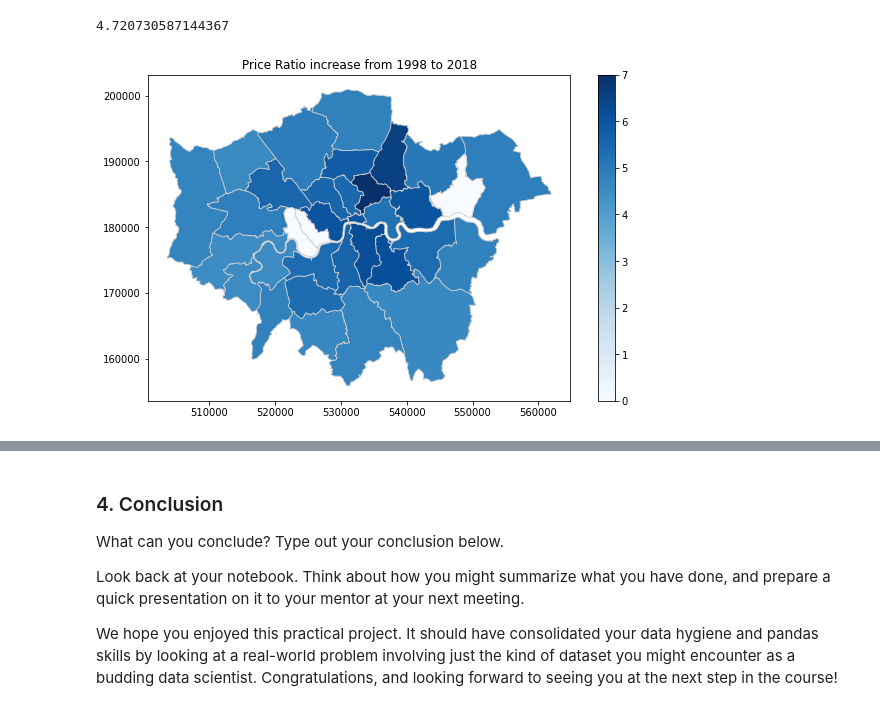
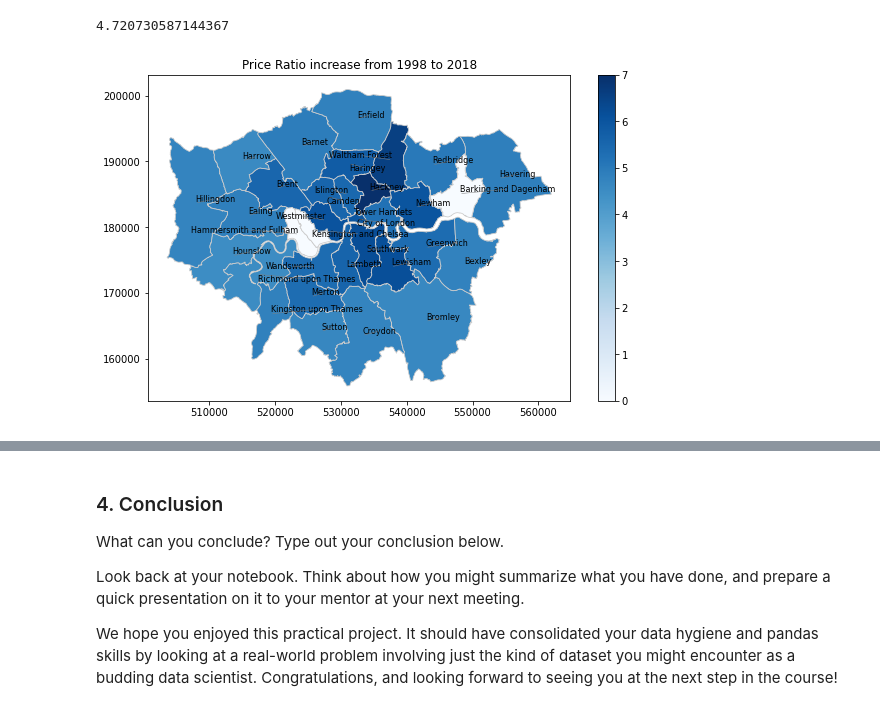
Before and after one commit to suryaiyer/London-Housing-Case-Study, a Jupyter notebook: Unit 4 Challenge - Tier 3.ipynb, the cells around one changed output, grey strips where cells are left out. Saved outputs shown, nothing was run; the diff lists cells and outputs as text; code cells hidden in the pictures.

```diff
--- a/Unit 4 Challenge - Tier 3.ipynb
+++ b/Unit 4 Challenge - Tier 3.ipynb
@@ -370,15 +370,29 @@ borough_ratios.columns = ['Ratio']
 # %%
 map_ratio = map_df.join(borough_ratios)
 map_ratio['Ratio'] = map_ratio['Ratio'].fillna(0)
+# %%
+map_ratio["center"] = map_ratio["geometry"].centroid
+map_points = map_ratio.copy()
+map_points.set_geometry("center", inplace = True)
+map_points.reset_index(inplace =True)
 # %%
 variable = 'Ratio'
 vmin, vmax = 0, 7
 fig, ax = plt.subplots(1, figsize=(10, 6))
 map_ratio.plot(column=variable, cmap='Blues', linewidth=0.8, ax=ax, edgecolor='0.8')
+
+texts = []
+
+for x, y, label in zip(map_points.geometry.x, map_points.geometry.y, map_points["NAME"]):
+    texts.append(plt.text(x, y, label, fontsize = 8))
+
+adjust_text(texts, force_points=0.3, force_text=0.8, expand_points=(1,1), expand_text=(1,1),
+               arrowprops=dict(arrowstyle="-", color='grey', lw=0.5))
+
 sm = plt.cm.ScalarMappable(cmap='Blues', norm=plt.Normalize(vmin=vmin, vmax=vmax))
 sm._A = []
 cbar = fig.colorbar(sm)
 ax.set_title('Price Ratio increase from 1998 to 2018')
 fig.savefig('map_export.png', dpi=300)
 # %% [output]
-[figure, old version]
+[figure, new version]
```
Also changed, not shown: parts of 2 cells of this notebook.
